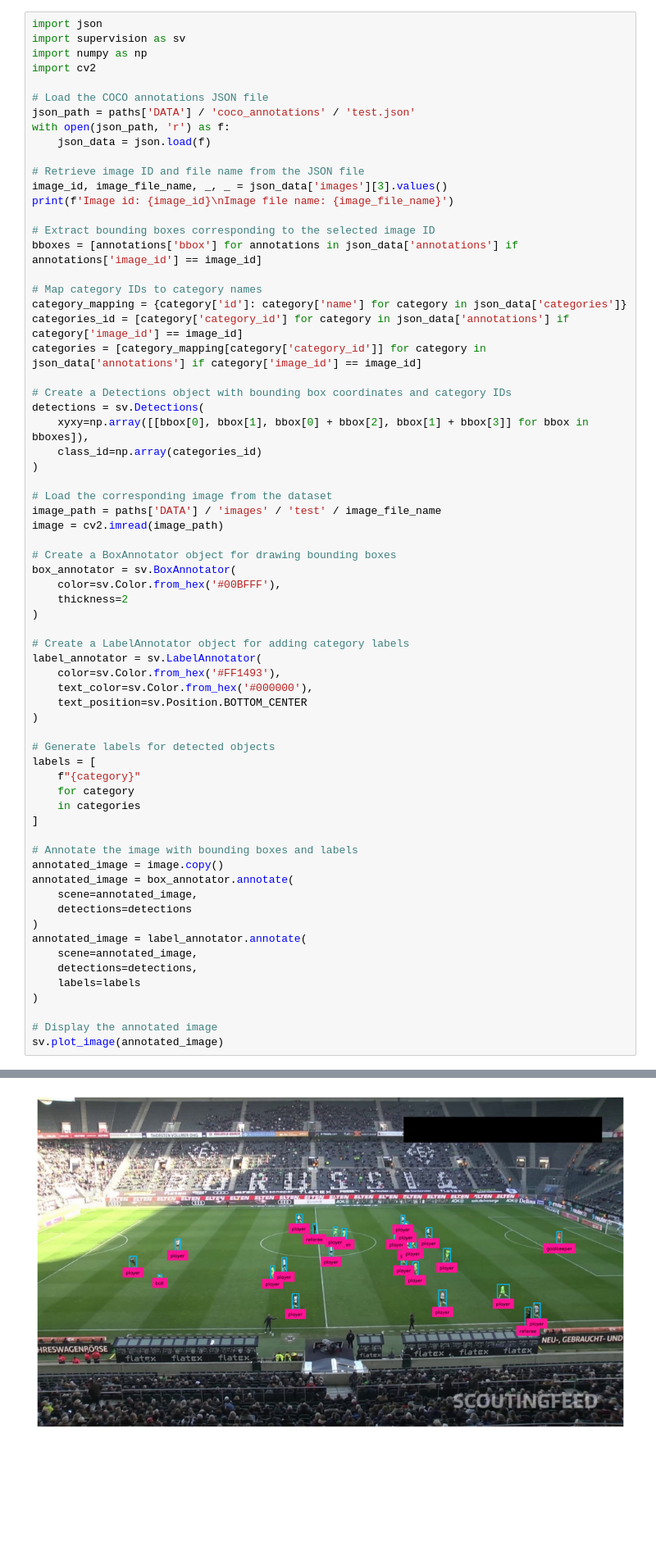
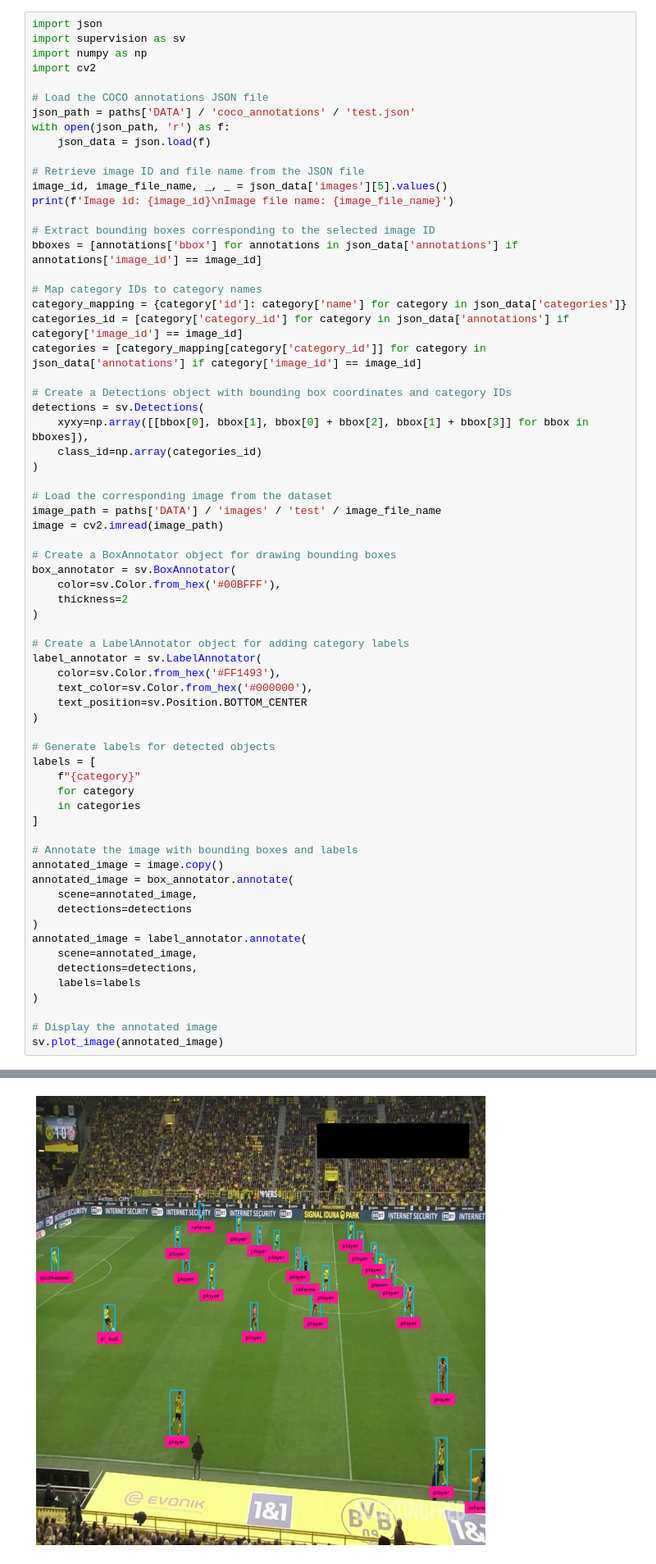
Before and after one commit to krzeznicki/laba-cv-project, a Jupyter notebook: Models/annotate_player_model.ipynb, the cells around one changed output, grey strips where cells are left out. Shown at 82% size. Cells and saved outputs as stored; diff of their text form; blank space fills up the shorter version.

```diff
--- a/Models/annotate_player_model.ipynb
+++ b/Models/annotate_player_model.ipynb
@@ -404,7 +415,7 @@ with open(json_path, 'r') as f:
     json_data = json.load(f)
 
 # Retrieve image ID and file name from the JSON file
-image_id, image_file_name, _, _ = json_data['images'][3].values()
+image_id, image_file_name, _, _ = json_data['images'][5].values()
 print(f'Image id: {image_id}\nImage file name: {image_file_name}')
 
 # Extract bounding boxes corresponding to the selected image ID
@@ -465 +477 @@ Image file name: image_0017.jpg
-[figure, old version]
+[figure, new version]
```
Also changed, not shown: parts of 8 cells of this notebook, 8 other files.
